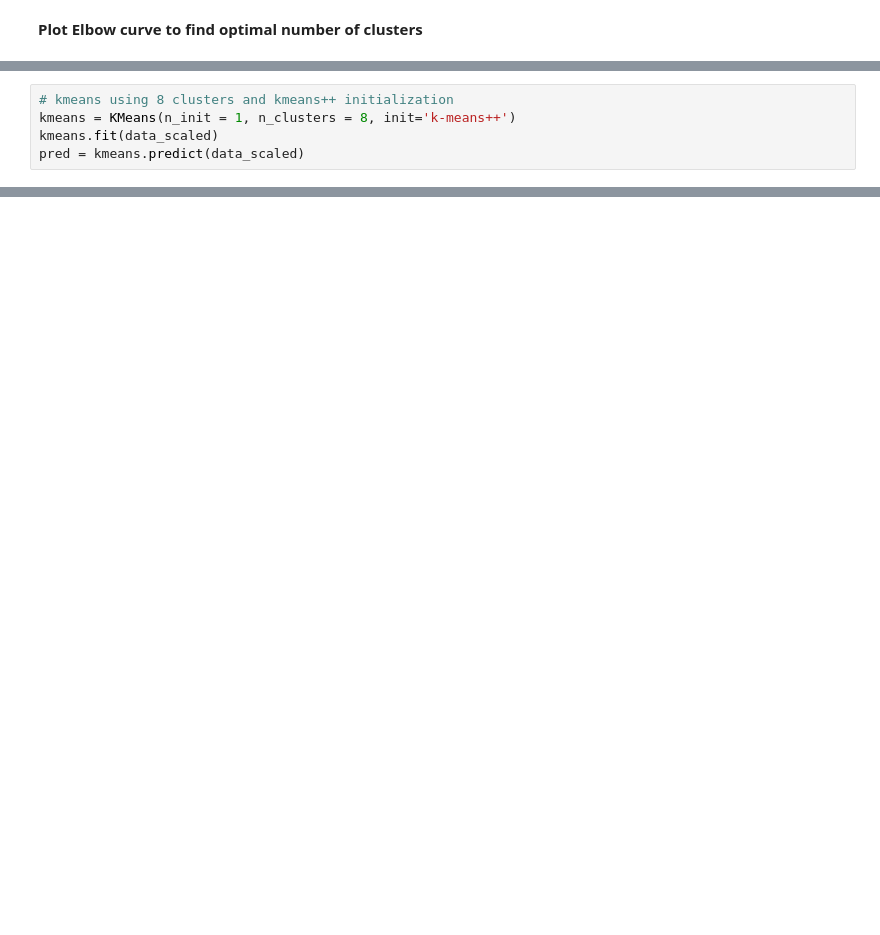
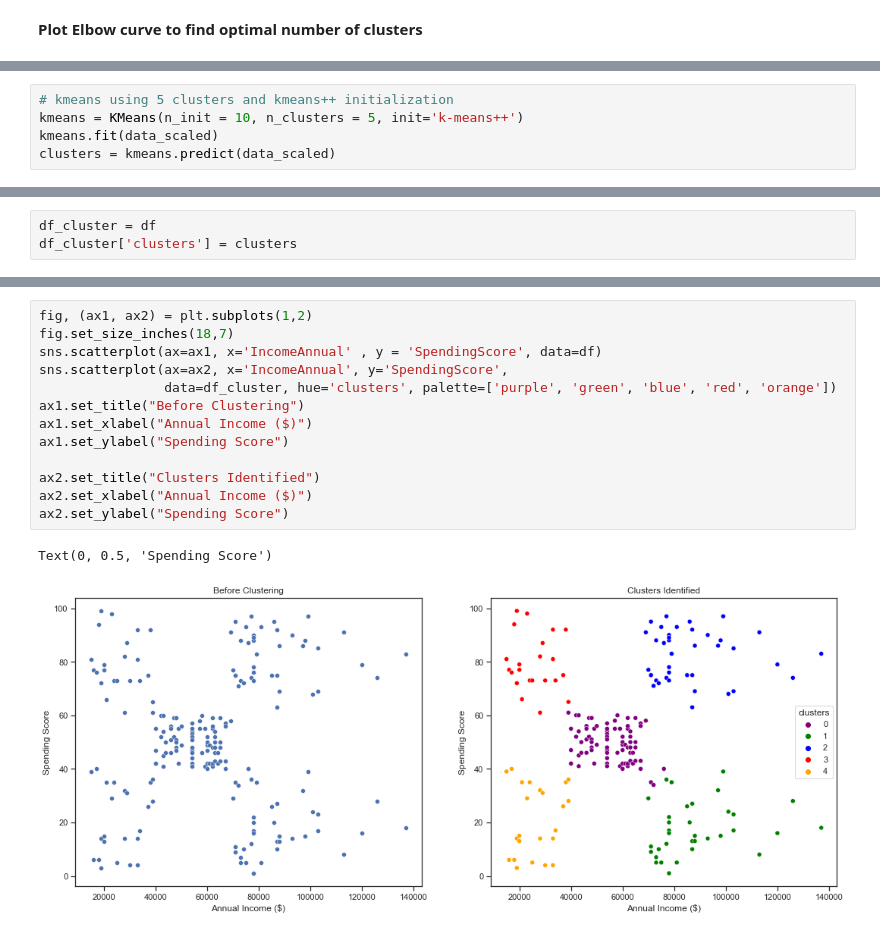
Before and after one commit to danPoku/01CustomerSegmentation, a Jupyter notebook: 01mallCustomers/mallCustomers.ipynb, the cells around one changed output, grey strips where cells are left out. Drawn from its saved outputs; the diff is of its cells as text; blank space fills up the shorter version.

```diff
--- a/01mallCustomers/mallCustomers.ipynb
+++ b/01mallCustomers/mallCustomers.ipynb
@@ -246,5 +246,5 @@ Optimal cluster value is between 7 and 10. Number of cluster will be set to 8
 # %%
-# kmeans using 8 clusters and kmeans++ initialization
-kmeans = KMeans(n_init = 1, n_clusters = 8, init='k-means++')
+# kmeans using 5 clusters and kmeans++ initialization
+kmeans = KMeans(n_init = 10, n_clusters = 5, init='k-means++')
 kmeans.fit(data_scaled)
-pred = kmeans.predict(data_scaled)
+clusters = kmeans.predict(data_scaled)
@@ -264,0 +251,3 @@ Name: cluster, dtype: int64
+# %%
+df_cluster = df
+df_cluster['clusters'] = clusters
@@ -264,0 +263,16 @@ Name: cluster, dtype: int64
+# %%
+fig, (ax1, ax2) = plt.subplots(1,2)
+fig.set_size_inches(18,7)
+sns.scatterplot(ax=ax1, x='IncomeAnnual' , y = 'SpendingScore', data=df)
+sns.scatterplot(ax=ax2, x='IncomeAnnual', y='SpendingScore',
+                data=df_cluster, hue='clusters', palette=['purple', 'green', 'blue', 'red', 'orange'])
+ax1.set_title("Before Clustering")
+ax1.set_xlabel("Annual Income ($)")
+ax1.set_ylabel("Spending Score")
+
+ax2.set_title("Clusters Identified")
+ax2.set_xlabel("Annual Income ($)")
+ax2.set_ylabel("Spending Score")
+# %% [output]
+Text(0, 0.5, 'Spending Score')
+[figure, added]
```
Also changed, not shown: parts of 15 cells of this notebook.
